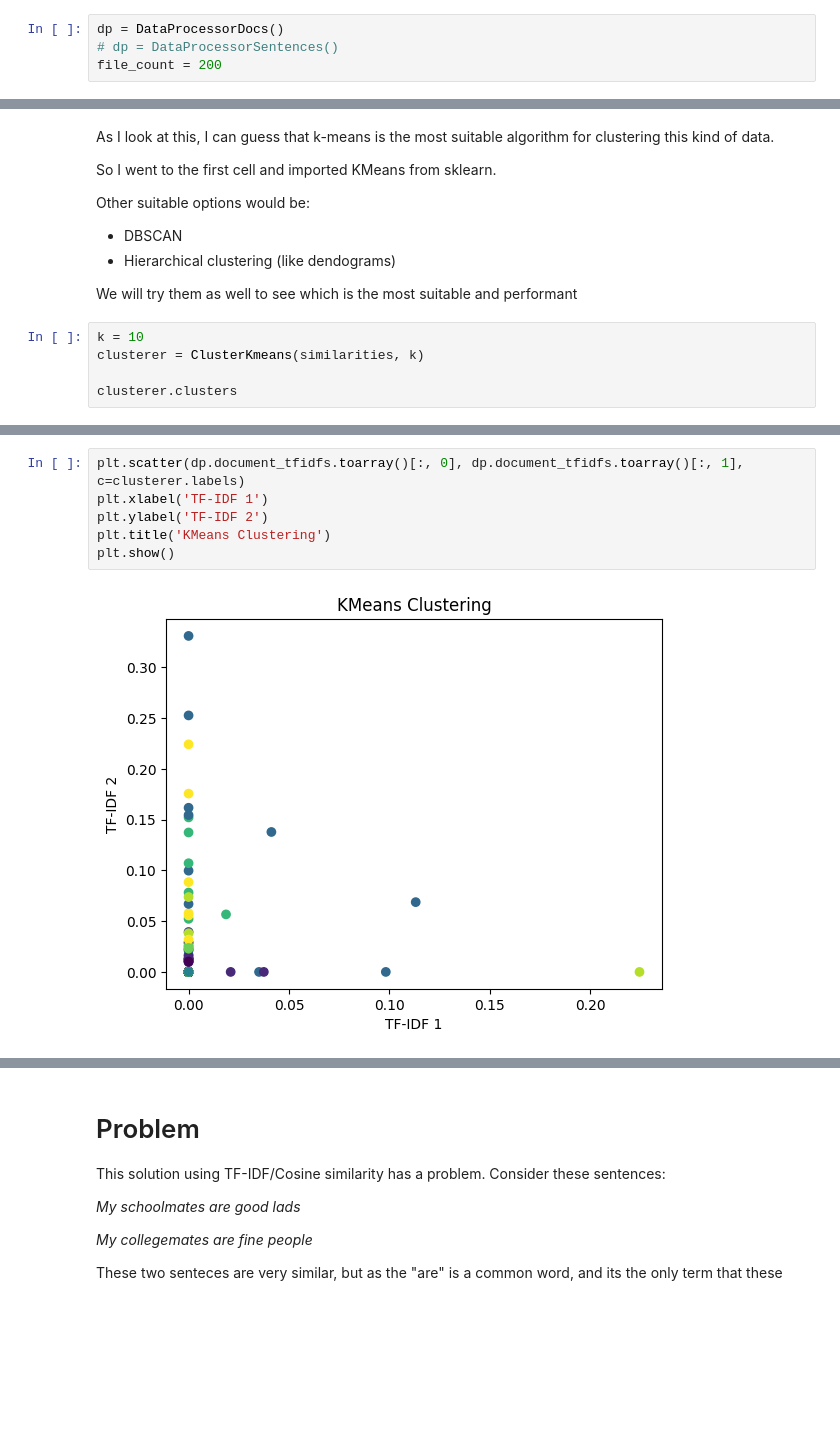
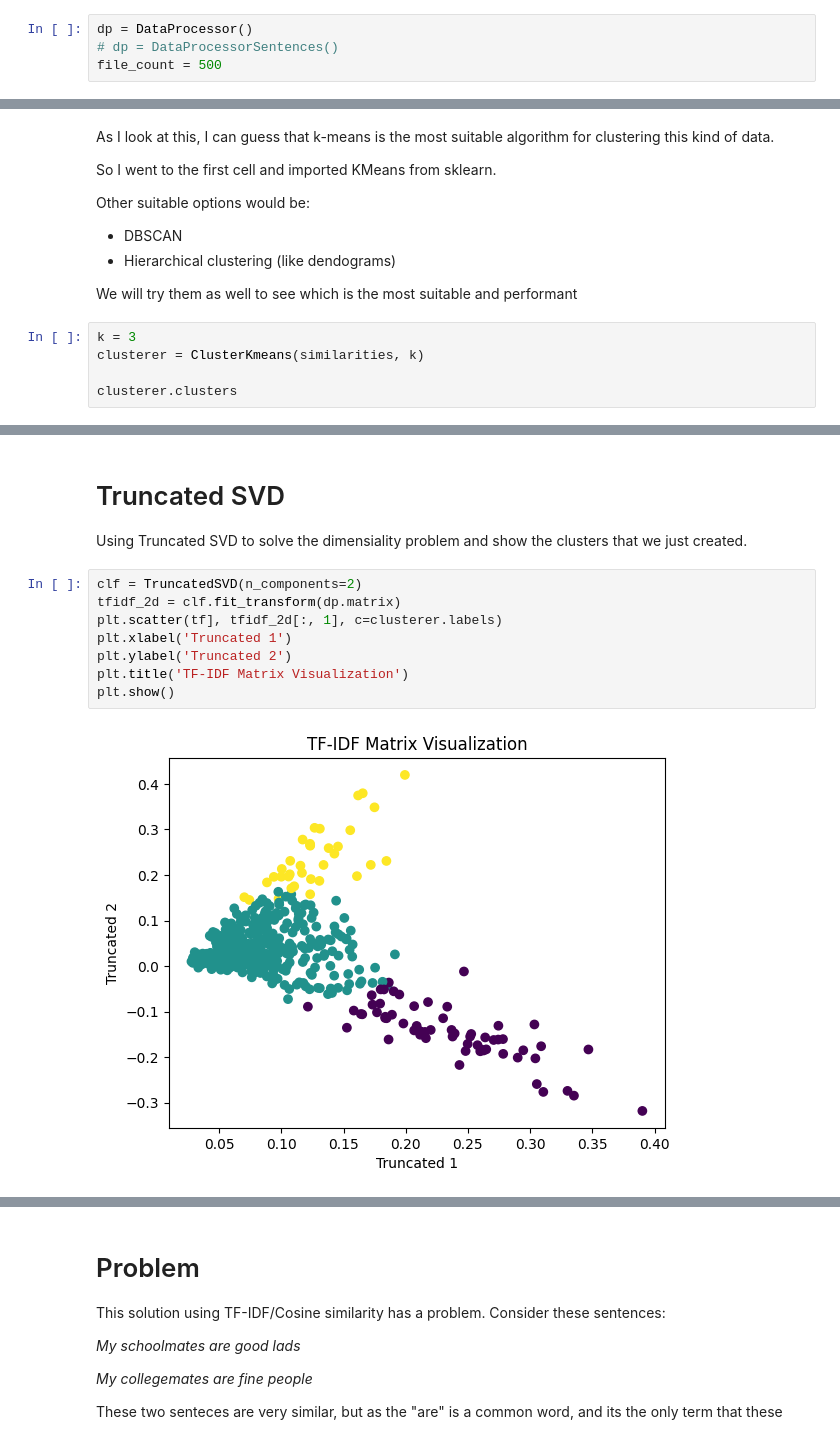
Before and after one commit to nimaaskarian/aes, a Jupyter notebook: main.ipynb, the cells around one changed output, grey strips where cells are left out. Drawn from its saved outputs; the diff is of its cells as text; blank space fills up the shorter version.

```diff
--- a/main.ipynb
+++ b/main.ipynb
@@ -7,8 +8,8 @@ import matplotlib.pyplot as plt
 import pandas as pd
 import numpy as np
 # %%
-dp = DataProcessorDocs()
+dp = DataProcessor()
 # dp = DataProcessorSentences()
-file_count = 200
+file_count = 500
 # %%
 dp.set_paths([f"data/document_{i}.txt" for i in range(file_count)])
@@ -54,7 +57,7 @@ Other suitable options would be:
 
 We will try them as well to see which is the most suitable and performant
 # %%
-k = 10
+k = 3
 clusterer = ClusterKmeans(similarities, k)
 
 clusterer.clusters
@@ -79,8 +82,13 @@ clusterer.clusters
+# %% [markdown]
+# Truncated SVD
+Using Truncated SVD to solve the dimensiality problem and show the clusters that we just created.
 # %%
-plt.scatter(dp.document_tfidfs.toarray()[:, 0], dp.document_tfidfs.toarray()[:, 1], c=clusterer.labels)
-plt.xlabel('TF-IDF 1')
-plt.ylabel('TF-IDF 2')
-plt.title('KMeans Clustering')
+clf = TruncatedSVD(n_components=2)
+tfidf_2d = clf.fit_transform(dp.matrix)
+plt.scatter(tf], tfidf_2d[:, 1], c=clusterer.labels)
+plt.xlabel('Truncated 1')
+plt.ylabel('Truncated 2')
+plt.title('TF-IDF Matrix Visualization')
 plt.show()
 # %% [output]
-[figure, old version]
+[figure, new version]
```
Also changed, not shown: parts of 10 cells of this notebook, 3 other files.
